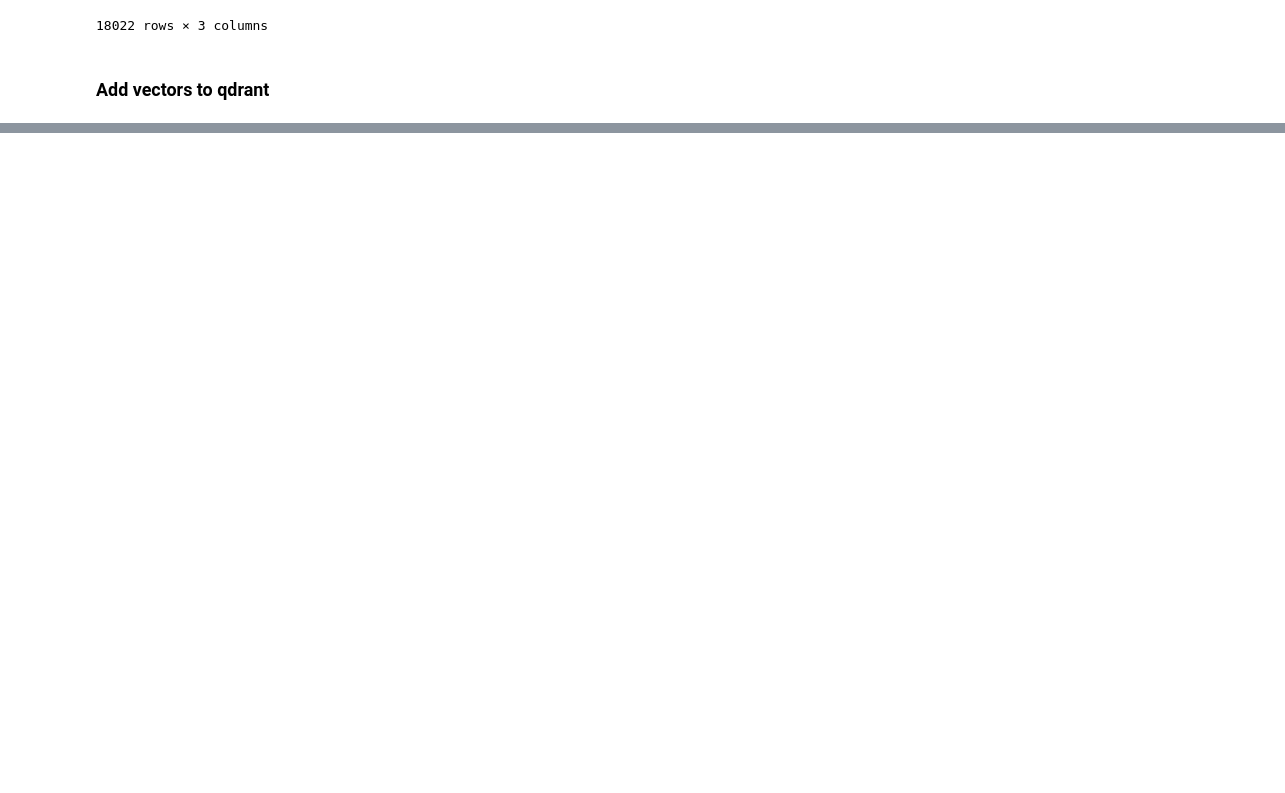
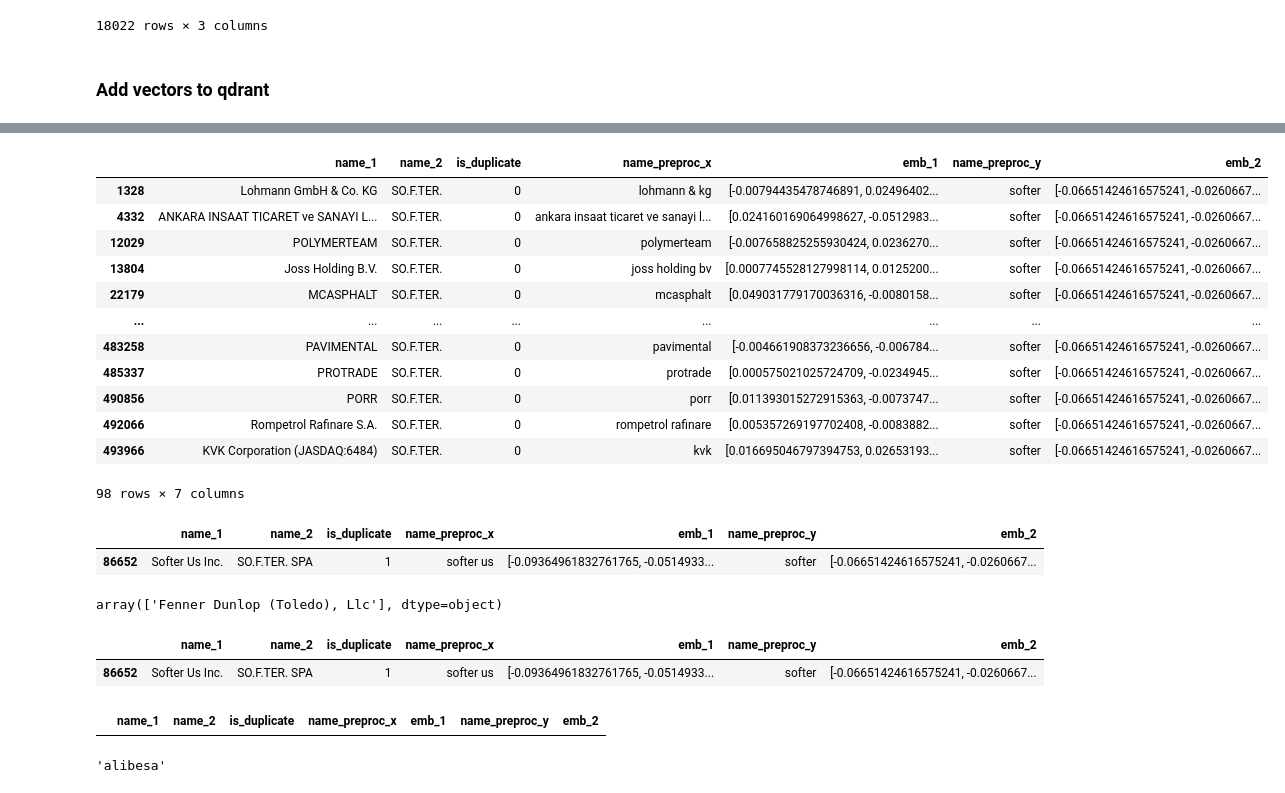
Before and after one commit to PopeyeTheSailorsCat/company_names_matches, a Jupyter notebook: experiments/exp2.ipynb, the cells around one changed output, grey strips where cells are left out. Saved outputs shown, nothing was run; the diff lists cells and outputs as text; code cells hidden in the pictures; blank space fills up the shorter version.

```diff
--- a/experiments/exp2.ipynb
+++ b/experiments/exp2.ipynb
@@ -360,0 +417,38 @@ map_score
+# %%
+df[df.name_2 == 'SO.F.TER.']
+# %% [output]
+|  | name_1 | name_2 | is_duplicate | name_preproc_x | emb_1 | name_preproc_y | emb_2 |
+| 1328 | Lohmann GmbH & Co. KG | SO.F.TER. | 0 | lohmann & kg | [-0.00794435478746891, 0.02496402... | softer | [-0.06651424616575241, -0.0260667... |
+| 4332 | ANKARA INSAAT TICARET ve SANAYI L... | SO.F.TER. | 0 | ankara insaat ticaret ve sanayi l... | [0.024160169064998627, -0.0512983... | softer | [-0.06651424616575241, -0.0260667... |
+| 12029 | POLYMERTEAM | SO.F.TER. | 0 | polymerteam | [-0.007658825255930424, 0.0236270... | softer | [-0.06651424616575241, -0.0260667... |
+| 13804 | Joss Holding B.V. | SO.F.TER. | 0 | joss holding bv | [0.0007745528127998114, 0.0125200... | softer | [-0.06651424616575241, -0.0260667... |
+| 22179 | MCASPHALT | SO.F.TER. | 0 | mcasphalt | [0.049031779170036316, -0.0080158... | softer | [-0.06651424616575241, -0.0260667... |
+| ... | ... | ... | ... | ... | ... | ... | ... |
+| 483258 | PAVIMENTAL | SO.F.TER. | 0 | pavimental | [-0.004661908373236656, -0.006784... | softer | [-0.06651424616575241, -0.0260667... |
+| 485337 | PROTRADE | SO.F.TER. | 0 | protrade | [0.000575021025724709, -0.0234945... | softer | [-0.06651424616575241, -0.0260667... |
+| 490856 | PORR | SO.F.TER. | 0 | porr | [0.011393015272915363, -0.0073747... | softer | [-0.06651424616575241, -0.0260667... |
+| 492066 | Rompetrol Rafinare S.A. | SO.F.TER. | 0 | rompetrol rafinare | [0.005357269197702408, -0.0083882... | softer | [-0.06651424616575241, -0.0260667... |
+| 493966 | KVK Corporation (JASDAQ:6484) | SO.F.TER. | 0 | kvk | [0.016695046797394753, 0.02653193... | softer | [-0.06651424616575241, -0.0260667... |
+98 rows × 7 columns
+# %%
+df[df.name_2 == ' SO.F.TER. SPA']
+# %% [output]
+|  | name_1 | name_2 | is_duplicate | name_preproc_x | emb_1 | name_preproc_y | emb_2 |
+| 86652 | Softer Us Inc. | SO.F.TER. SPA | 1 | softer us | [-0.09364961832761765, -0.0514933... | softer | [-0.06651424616575241, -0.0260667... |
+# %%
+names[names == 'Fenner Dunlop (Toledo), Llc']
+# %% [output]
+array(['Fenner Dunlop (Toledo), Llc'], dtype=object)
+# %%
+df[df.name_2 == ' SO.F.TER. SPA']
+# %% [output]
+|  | name_1 | name_2 | is_duplicate | name_preproc_x | emb_1 | name_preproc_y | emb_2 |
+| 86652 | Softer Us Inc. | SO.F.TER. SPA | 1 | softer us | [-0.09364961832761765, -0.0514933... | softer | [-0.06651424616575241, -0.0260667... |
+# %%
+df[(df.name_2 == 'Softer Us Inc.') & (df.is_duplicate != 1)]
+# %% [output]
+|  | name_1 | name_2 | is_duplicate | name_preproc_x | emb_1 | name_preproc_y | emb_2 |
+# %%
+preproc('ALIBESA', stopwords)
+# %% [output]
+'alibesa'
```
Also changed, not shown: parts of 78 cells of this notebook, 3 other files.
